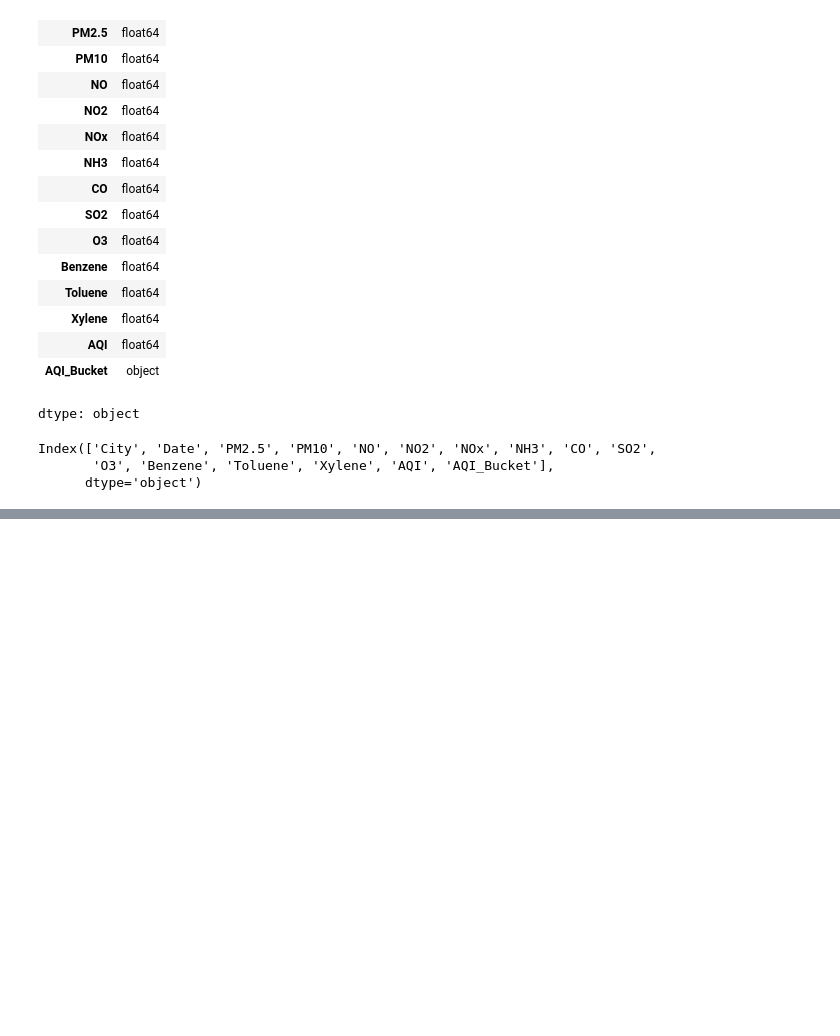
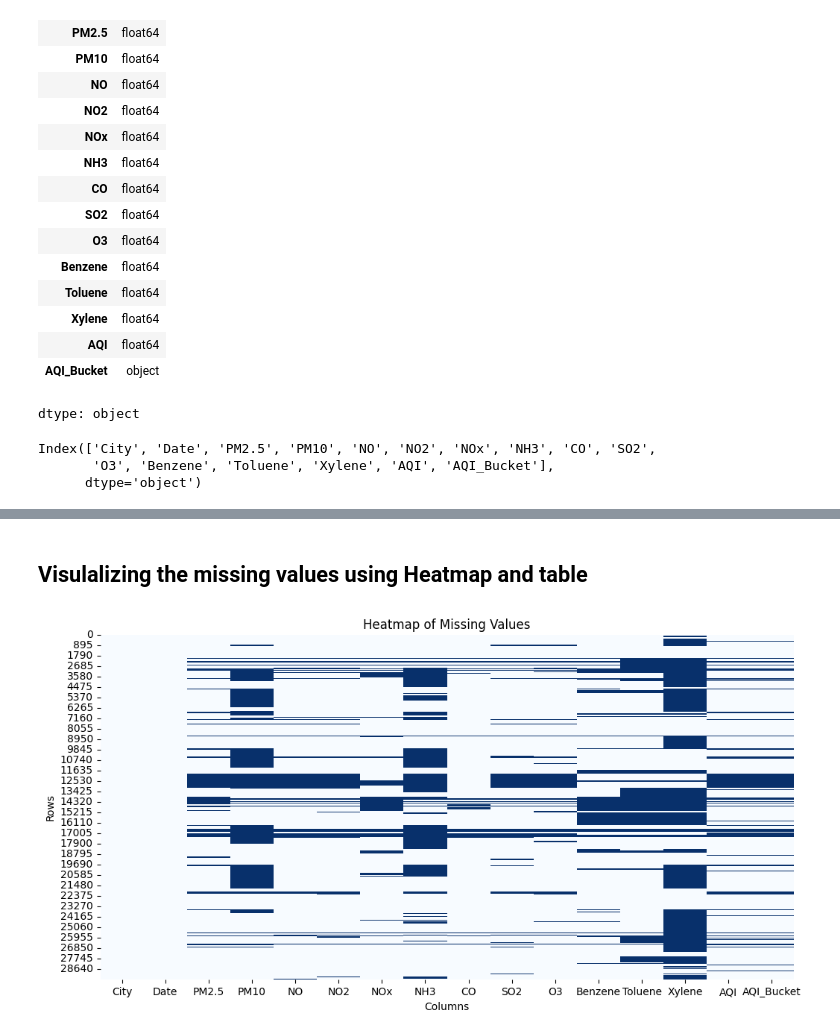
Before and after one commit to zukhrafarshadz-sudo/MyProject, a Jupyter notebook: ST20318986_CMP7005_Prac1.ipynb, the cells around one changed output, grey strips where cells are left out. Cells and saved outputs as stored; diff of their text form; code cells hidden in the pictures; blank space fills up the shorter version.

Commit message:
initial data visualization

```diff
--- a/ST20318986_CMP7005_Prac1.ipynb
+++ b/ST20318986_CMP7005_Prac1.ipynb
@@ -181,0 +303,12 @@ Index(['City', 'Date', 'PM2.5', 'PM10', 'NO', 'NO2', 'NOx', 'NH3', 'CO', 'SO2',
+# %% [markdown]
+## Visulalizing the missing values using Heatmap and table
+# %%
+# Visaulizing the missing values using a heatmap
+plt.figure(figsize=(12, 6))
+sns.heatmap(df.isnull(), cbar=False, cmap="Blues")
+plt.title("Heatmap of Missing Values")
+plt.xlabel("Columns")
+plt.ylabel("Rows")
+plt.show()
+# %% [output]
+[figure, added]
```
Also changed, not shown: parts of 35 cells of this notebook.
